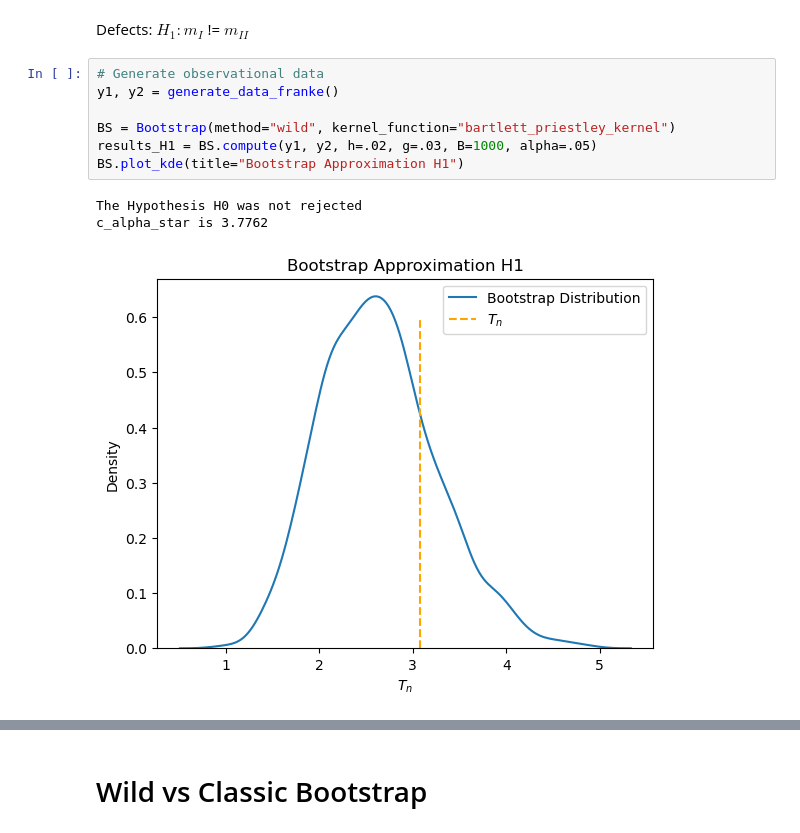
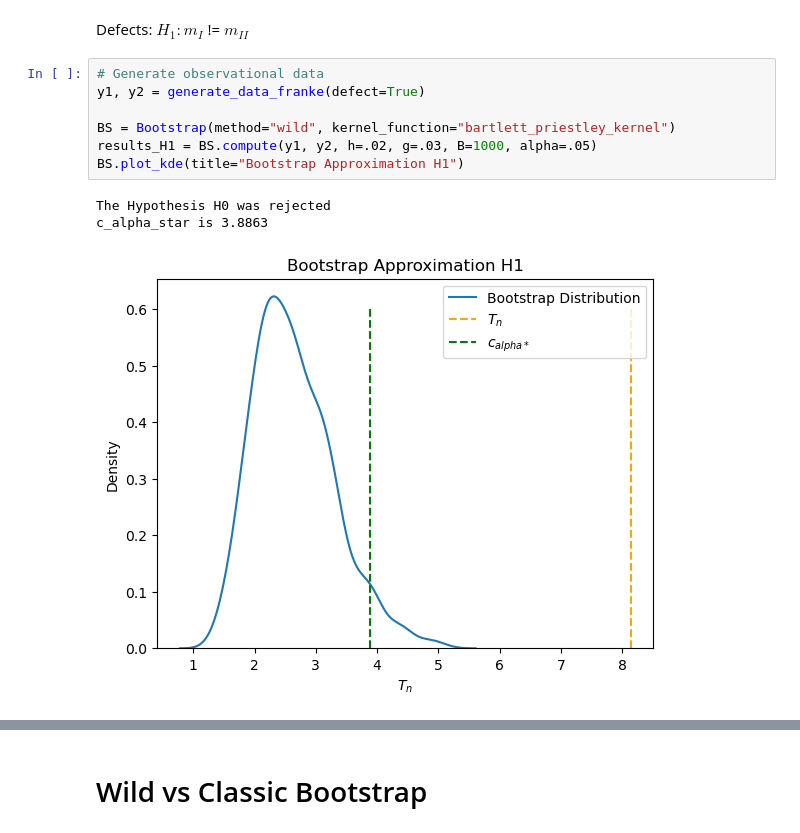
Before and after one commit to JonasEmrich/Wild-Bootstrap-Tests, a Jupyter notebook: wild_bootstrap.ipynb, the cells around one changed output, grey strips where cells are left out. Saved outputs shown, nothing was run; the diff lists cells and outputs as text.

Commit message:
fix data generaton

```diff
--- a/wild_bootstrap.ipynb
+++ b/wild_bootstrap.ipynb
@@ -46,15 +46,15 @@ plt.show()
 Defects: $H_1: m_I$ != $m_{II}$
 # %%
 # Generate observational data
-y1, y2 = generate_data_franke()
+y1, y2 = generate_data_franke(defect=True)
 
 BS = Bootstrap(method="wild", kernel_function="bartlett_priestley_kernel")
 results_H1 = BS.compute(y1, y2, h=.02, g=.03, B=1000, alpha=.05)
 BS.plot_kde(title="Bootstrap Approximation H1")
 # %% [output]
-The Hypothesis H0 was not rejected
-c_alpha_star is 3.7762
+The Hypothesis H0 was rejected
+c_alpha_star is 3.8863
-[figure, old version]
+[figure, new version]
 # %%
 fig, ax = plt.subplots()
 sns.kdeplot(results_H0["Tn_star"], ax=ax, label=r"Bootstrap Approx. ($H_0$)")
```
Also changed, not shown: parts of 6 cells of this notebook.
